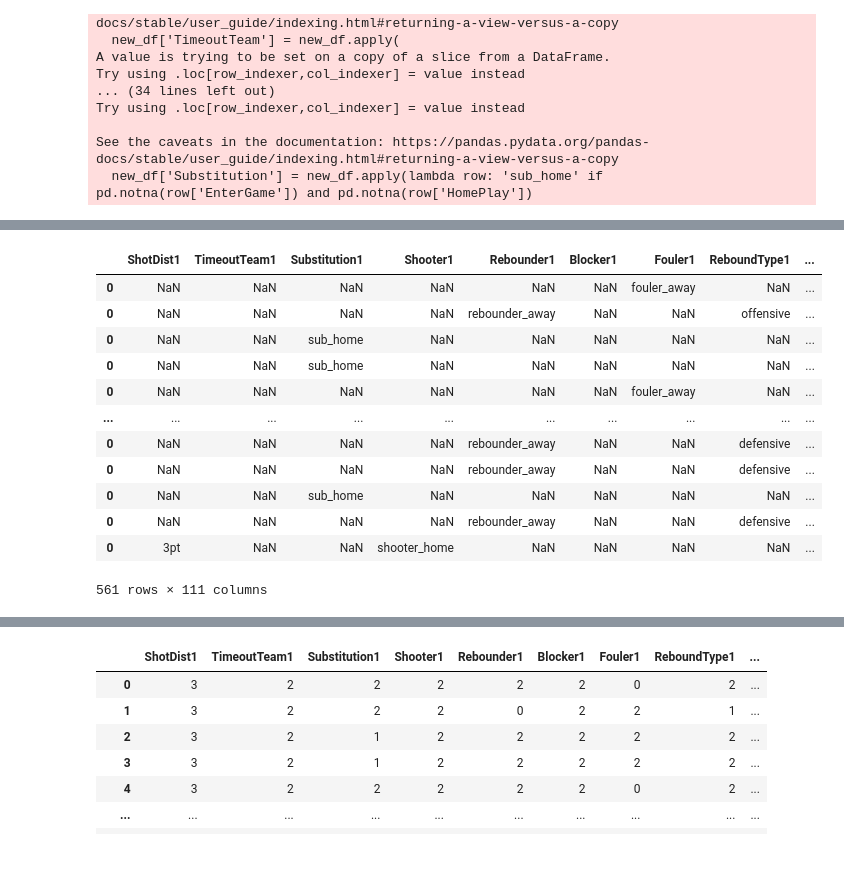
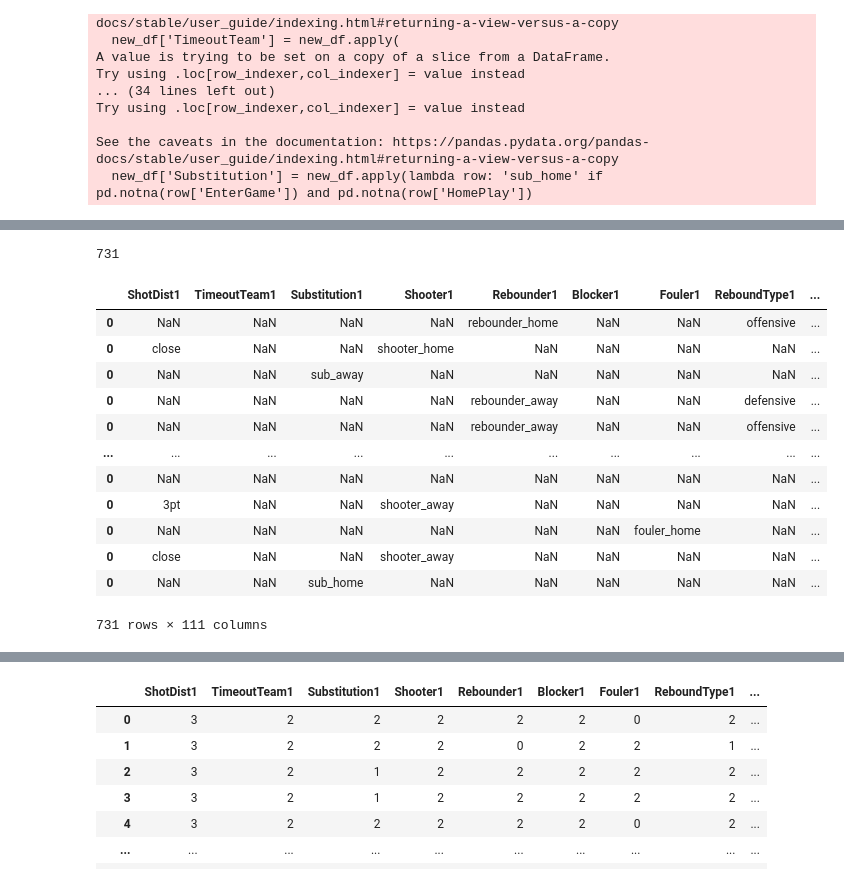
Before and after one commit to isevr/NBA_runs_prediction, a Jupyter notebook: new.ipynb, the cells around one changed output, grey strips where cells are left out. Saved outputs shown, nothing was run; the diff lists cells and outputs as text; code cells hidden in the pictures.

Commit message:
indexing issue, resolve with home_runs

```diff
--- a/new.ipynb
+++ b/new.ipynb
@@ -165,30 +180,35 @@ new_df = new_df[factors]
+# %%
+len(home_runs)
+# %% [output]
+731
 # %%
 def runs_iter(data, runs):
     global runs_df
     runs_df = pd.DataFrame()
     for run in runs:
         a = data.loc[run[0]-10:run[0]-1, factors].values.ravel()
         a = np.append(a,1)
         runs_df = pd.concat([runs_df,pd.DataFrame([a.copy()])])
     return runs_df
 
 runs_iter(new_df, home_runs)
 runs_df.columns = fact_cols
+runs_df['class'] = runs_df['class'].fillna(1)
 runs_df
 # %% [output]
 |  | ShotDist1 | TimeoutTeam1 | Substitution1 | Shooter1 | Rebounder1 | Blocker1 | Fouler1 | ReboundType1 | ... |
-| 0 | NaN | NaN | NaN | NaN | NaN | NaN | fouler_away | NaN | ... |
+| 0 | NaN | NaN | NaN | NaN | rebounder_home | NaN | NaN | offensive | ... |
+| 0 | close | NaN | NaN | shooter_home | NaN | NaN | NaN | NaN | ... |
+| 0 | NaN | NaN | sub_away | NaN | NaN | NaN | NaN | NaN | ... |
+| 0 | NaN | NaN | NaN | NaN | rebounder_away | NaN | NaN | defensive | ... |
 | 0 | NaN | NaN | NaN | NaN | rebounder_away | NaN | NaN | offensive | ... |
+| ... | ... | ... | ... | ... | ... | ... | ... | ... | ... |
+| 0 | NaN | NaN | NaN | NaN | NaN | NaN | NaN | NaN | ... |
+| 0 | 3pt | NaN | NaN | shooter_away | NaN | NaN | NaN | NaN | ... |
+| 0 | NaN | NaN | NaN | NaN | NaN | NaN | fouler_home | NaN | ... |
+| 0 | close | NaN | NaN | shooter_away | NaN | NaN | NaN | NaN | ... |
 | 0 | NaN | NaN | sub_home | NaN | NaN | NaN | NaN | NaN | ... |
-| 0 | NaN | NaN | sub_home | NaN | NaN | NaN | NaN | NaN | ... |
-| 0 | NaN | NaN | NaN | NaN | NaN | NaN | fouler_away | NaN | ... |
-| ... | ... | ... | ... | ... | ... | ... | ... | ... | ... |
-| 0 | NaN | NaN | NaN | NaN | rebounder_away | NaN | NaN | defensive | ... |
-| 0 | NaN | NaN | NaN | NaN | rebounder_away | NaN | NaN | defensive | ... |
-| 0 | NaN | NaN | sub_home | NaN | NaN | NaN | NaN | NaN | ... |
-| 0 | NaN | NaN | NaN | NaN | rebounder_away | NaN | NaN | defensive | ... |
-| 0 | 3pt | NaN | NaN | shooter_home | NaN | NaN | NaN | NaN | ... |
-561 rows × 111 columns
+731 rows × 111 columns
 # %%
 def no_runs_preprocessing(data, runs):
     global no_runs_split
```
Also changed, not shown: parts of 11 cells of this notebook, 9 other files.
